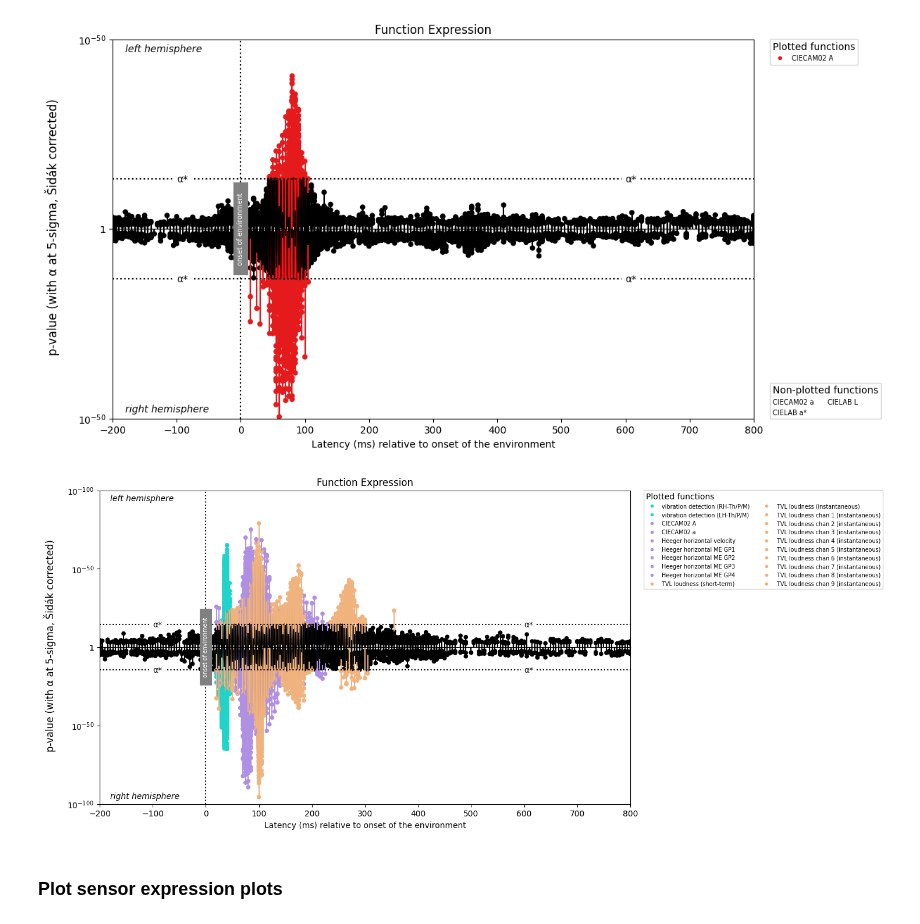
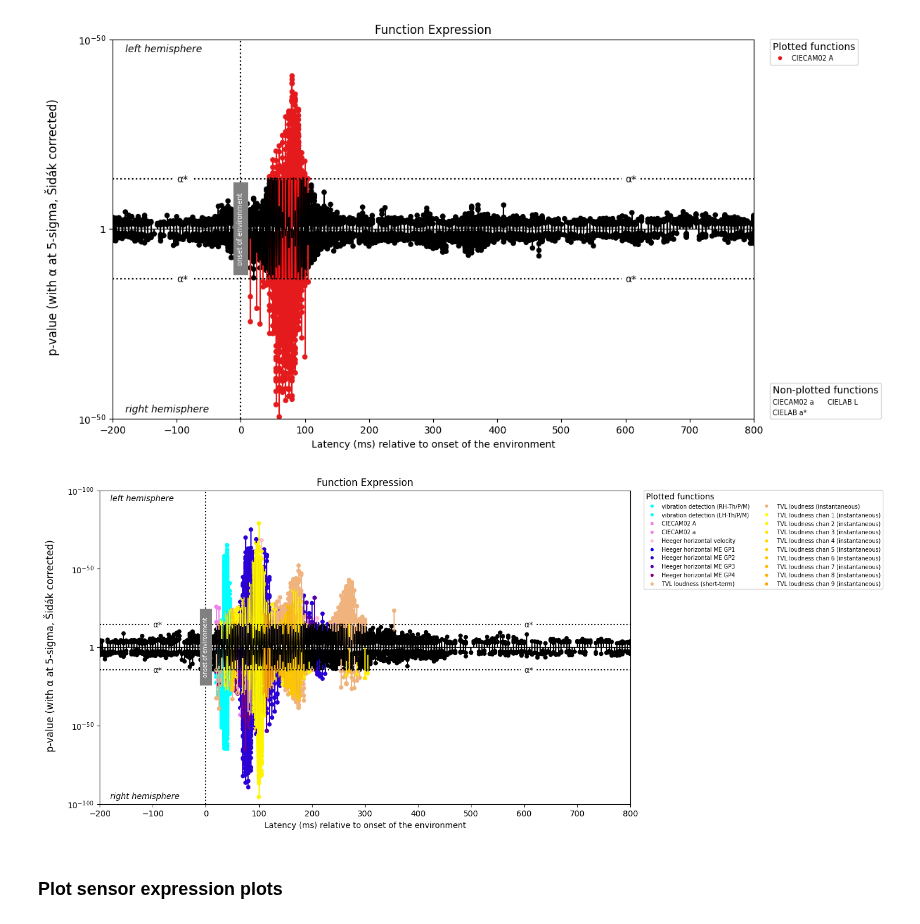
Before and after one commit to kymata-atlas/kymata-core, a Jupyter notebook: demos/demo_plotting.ipynb, the cells around one changed output. Drawn from its saved outputs; the diff is of its cells as text; code cells hidden in the pictures.

```diff
--- a/demos/demo_plotting.ipynb
+++ b/demos/demo_plotting.ipynb
@@ -66,50 +67,65 @@ expression_plot(expression_data_kymata_mirror[
 # %%
 # Override colours (using hexcodes) so that all touch are cyan, all hearing orange, and all visual purple
 expression_plot(expression_data_kymata_mirror[
                     'vibration detection (RH-Th/P/M)',
                     'vibration detection (LH-Th/P/M)',
                     'CIECAM02 A',
                     'CIECAM02 a',
                     'Heeger horizontal velocity',
                     'Heeger horizontal ME GP1',
                     'Heeger horizontal ME GP2',
                     'Heeger horizontal ME GP3',
                     'Heeger horizontal ME GP4',
                     'TVL loudness (short-term)',
                     'TVL loudness (instantaneous)',
                     'TVL loudness chan 1 (instantaneous)',
                     'TVL loudness chan 2 (instantaneous)',
                     'TVL loudness chan 3 (instantaneous)',
                     'TVL loudness chan 4 (instantaneous)',
                     'TVL loudness chan 5 (instantaneous)',
                     'TVL loudness chan 6 (instantaneous)',
                     'TVL loudness chan 7 (instantaneous)',
                     'TVL loudness chan 8 (instantaneous)',
                     'TVL loudness chan 9 (instantaneous)',
-                ], color = {
-                    'vibration detection (RH-Th/P/M)': '#21d4ca',
-                    'vibration detection (LH-Th/P/M)': '#21d4ca',
-                    'CIECAM02 A': '#af90e3',
-                    'CIECAM02 a': '#af90e3',
-                    'Heeger horizontal velocity': '#af90e3',
-                    'Heeger horizontal ME GP1': '#af90e3',
-                    'Heeger horizontal ME GP2': '#af90e3',
-                    'Heeger horizontal ME GP3': '#af90e3',
-                    'Heeger horizontal ME GP4': '#af90e3',
-                    'TVL loudness (short-term)': '#f1b37e',
-                    'TVL loudness (instantaneous)': '#f1b37e',
-                    'TVL loudness chan 1 (instantaneous)': '#f1b37e',
-                    'TVL loudness chan 2 (instantaneous)': '#f1b37e',
-                    'TVL loudness chan 3 (instantaneous)': '#f1b37e',
-                    'TVL loudness chan 4 (instantaneous)': '#f1b37e',
-                    'TVL loudness chan 5 (instantaneous)': '#f1b37e',
-                    'TVL loudness chan 6 (instantaneous)': '#f1b37e',
-                    'TVL loudness chan 7 (instantaneous)': '#f1b37e',
-                    'TVL loudness chan 8 (instantaneous)': '#f1b37e',
-                    'TVL loudness chan 9 (instantaneous)': '#f1b37e'
-                  })
+                ],
+                # Supply colours in a dictionary mapping function names to colour hexes.
+                # You can use the two helper functions constant_color_dict and gradient_color_dict to visually group functions belonging
+                # to the same family.  For example, here we set both vibration functions to be cyan
+                color = constant_color_dict([
+                            'vibration detection (RH-Th/P/M)',
+                            'vibration detection (LH-Th/P/M)',
+                        ], color="cyan")
+                        | constant_color_dict([
+                            'CIECAM02 A',
+                            'CIECAM02 a',
+                        ], color="violet")
+                        | {
+                            'Heeger horizontal velocity': 'pink',
+                        }
+                        # and here we plot the 4 consecutive layers of a Gaussian pyramid using a colour gradient
+                        | gradient_color_dict([
+                            'Heeger horizontal ME GP1',
+                            'Heeger horizontal ME GP2',
+                            'Heeger horizontal ME GP3',
+                            'Heeger horizontal ME GP4',
+                        ], start_color="blue", stop_color="purple")
+                        | {
+                            'TVL loudness (short-term)': '#f1b37e',
+                            'TVL loudness (instantaneous)': '#f1b37e',
+                        }
+                        | gradient_color_dict([
+                            'TVL loudness chan 1 (instantaneous)',
+                            'TVL loudness chan 2 (instantaneous)',
+                            'TVL loudness chan 3 (instantaneous)',
+                            'TVL loudness chan 4 (instantaneous)',
+                            'TVL loudness chan 5 (instantaneous)',
+                            'TVL loudness chan 6 (instantaneous)',
+                            'TVL loudness chan 7 (instantaneous)',
+                            'TVL loudness chan 8 (instantaneous)',
+                            'TVL loudness chan 9 (instantaneous)',
+                        ], start_color="yellow", stop_color="orange"))
 # %% [output]
-[figure, old version]
+[figure, new version]
 # %% [markdown]
 ### Plot sensor expression plots
 # %%
```
Also changed, not shown: parts of 3 cells of this notebook, 2 other files.
